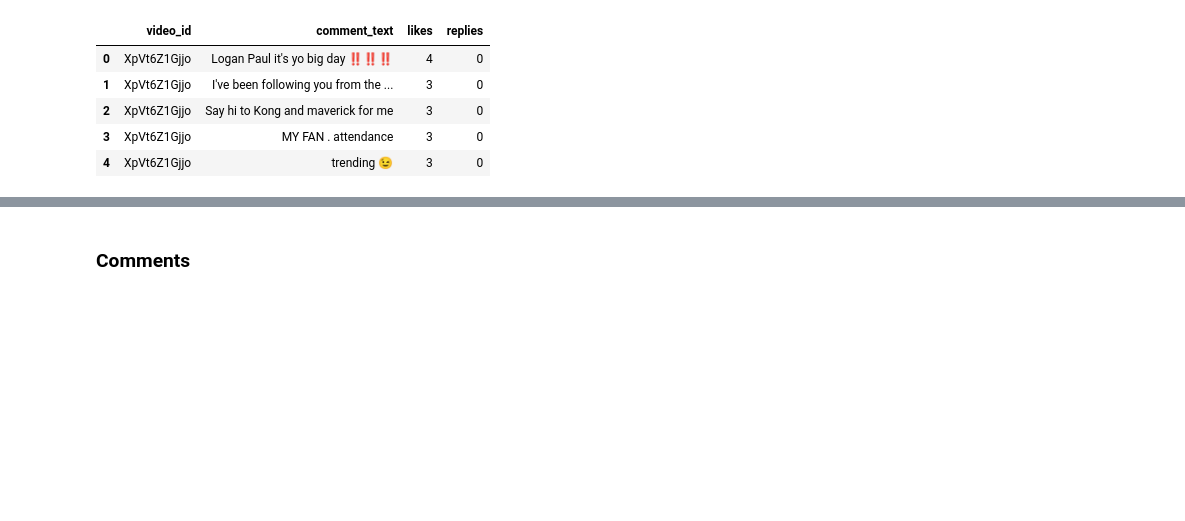
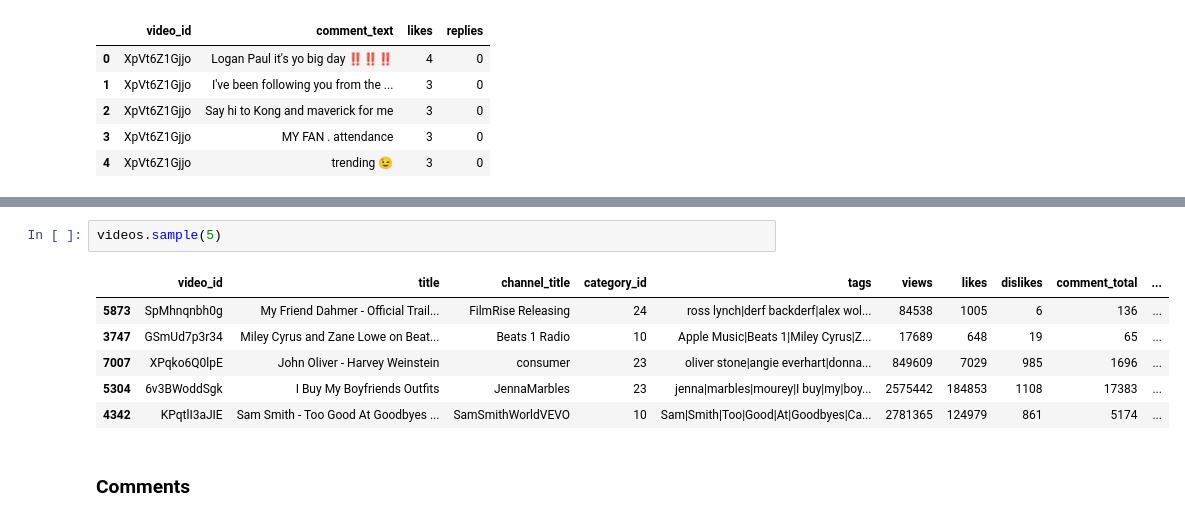
Before and after one commit to betanight/youtube_sentiment_analysis, a Jupyter notebook: notebooks/eda_analysis_eli.ipynb, the cells around one changed output, grey strips where cells are left out. Drawn from its saved outputs; the diff is of its cells as text; blank space fills up the shorter version.

```diff
--- a/notebooks/eda_analysis_eli.ipynb
+++ b/notebooks/eda_analysis_eli.ipynb
@@ -70,3 +57,12 @@ videos.head(10)
+# %%
+videos.sample(5)
+# %% [output]
+|  | video_id | title | channel_title | category_id | tags | views | likes | dislikes | comment_total | ... |
+| 5873 | SpMhnqnbh0g | My Friend Dahmer - Official Trail... | FilmRise Releasing | 24 | ross lynch|derf backderf|alex wol... | 84538 | 1005 | 6 | 136 | ... |
+| 3747 | GSmUd7p3r34 | Miley Cyrus and Zane Lowe on Beat... | Beats 1 Radio | 10 | Apple Music|Beats 1|Miley Cyrus|Z... | 17689 | 648 | 19 | 65 | ... |
+| 7007 | XPqko6Q0lpE | John Oliver - Harvey Weinstein | consumer | 23 | oliver stone|angie everhart|donna... | 849609 | 7029 | 985 | 1696 | ... |
+| 5304 | 6v3BWoddSgk | I Buy My Boyfriends Outfits | JennaMarbles | 23 | jenna|marbles|mourey|I buy|my|boy... | 2575442 | 184853 | 1108 | 17383 | ... |
+| 4342 | KPqtlI3aJIE | Sam Smith - Too Good At Goodbyes ... | SamSmithWorldVEVO | 10 | Sam|Smith|Too|Good|At|Goodbyes|Ca... | 2781365 | 124979 | 861 | 5174 | ... |
 # %% [markdown]
 ### Comments
 # %%
```
Also changed, not shown: parts of 5 cells of this notebook.
